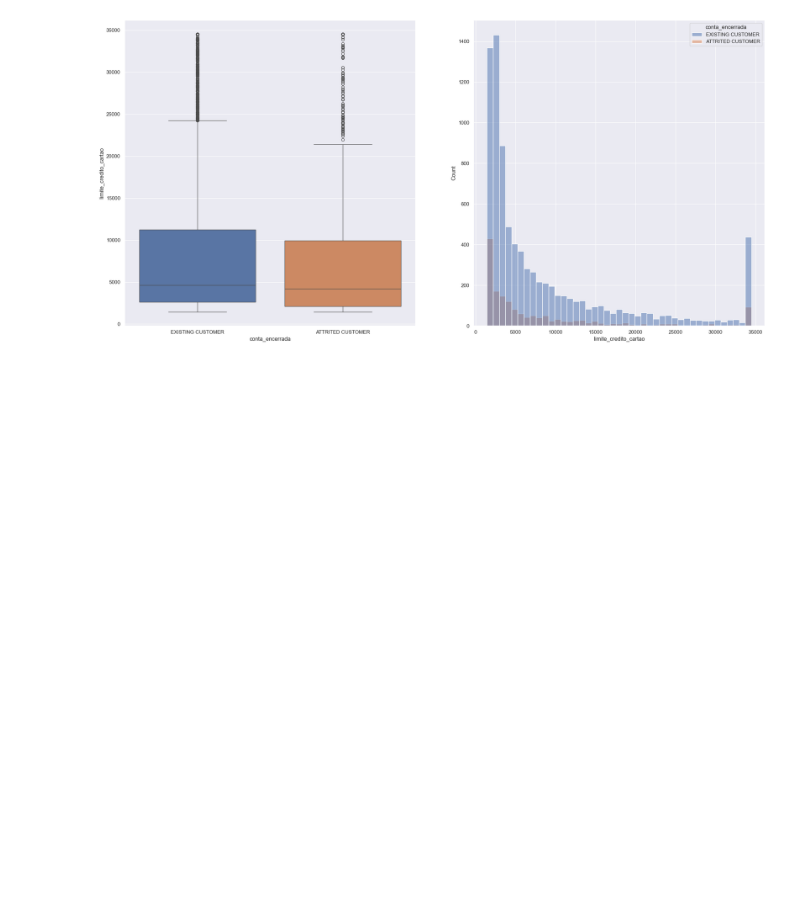
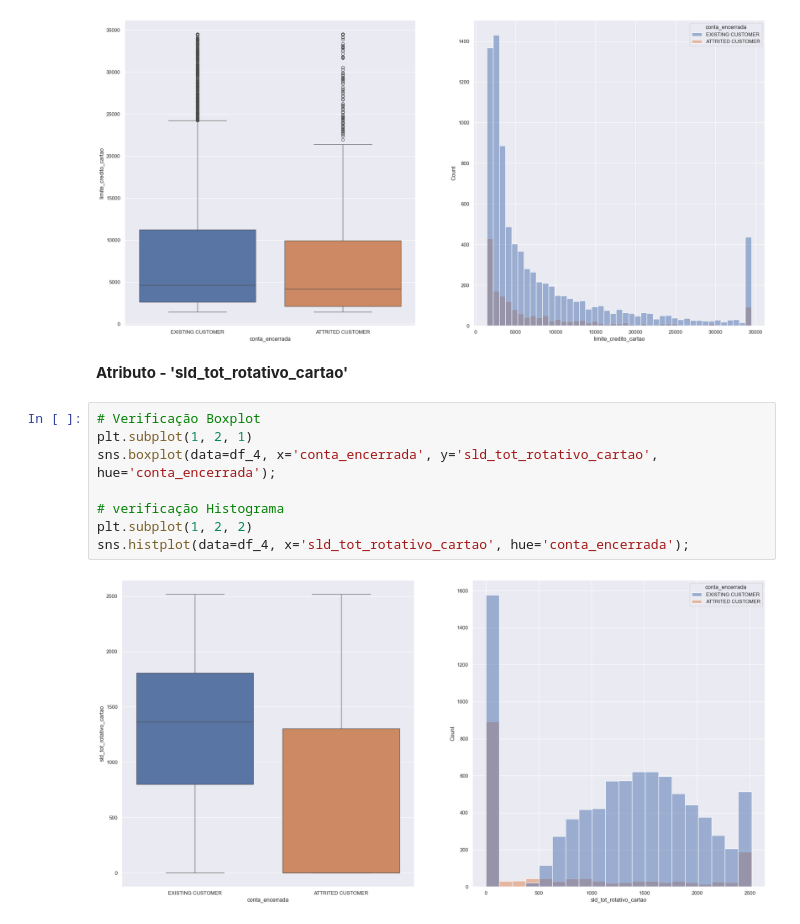
Before and after one commit to jefferson-datascience/predicao_churn_banco, a Jupyter notebook: ciclo_01.ipynb, the cells around one changed output. Cells and saved outputs as stored; diff of their text form; blank space fills up the shorter version.

```diff
--- a/ciclo_01.ipynb
+++ b/ciclo_01.ipynb
@@ -365,3 +356,15 @@ plt.subplot(1, 2, 2)
 sns.histplot(data=df_4, x='limite_credito_cartao', hue='conta_encerrada');
 # %% [output]
 [figure]
+# %% [markdown]
+**Atributo - 'sld_tot_rotativo_cartao'**
+# %%
+# Verificação Boxplot
+plt.subplot(1, 2, 1)
+sns.boxplot(data=df_4, x='conta_encerrada', y='sld_tot_rotativo_cartao', hue='conta_encerrada');
+
+# verificação Histograma
+plt.subplot(1, 2, 2)
+sns.histplot(data=df_4, x='sld_tot_rotativo_cartao', hue='conta_encerrada');
+# %% [output]
+[figure, added]
```
Also changed, not shown: parts of 32 cells of this notebook, 1 other file.
